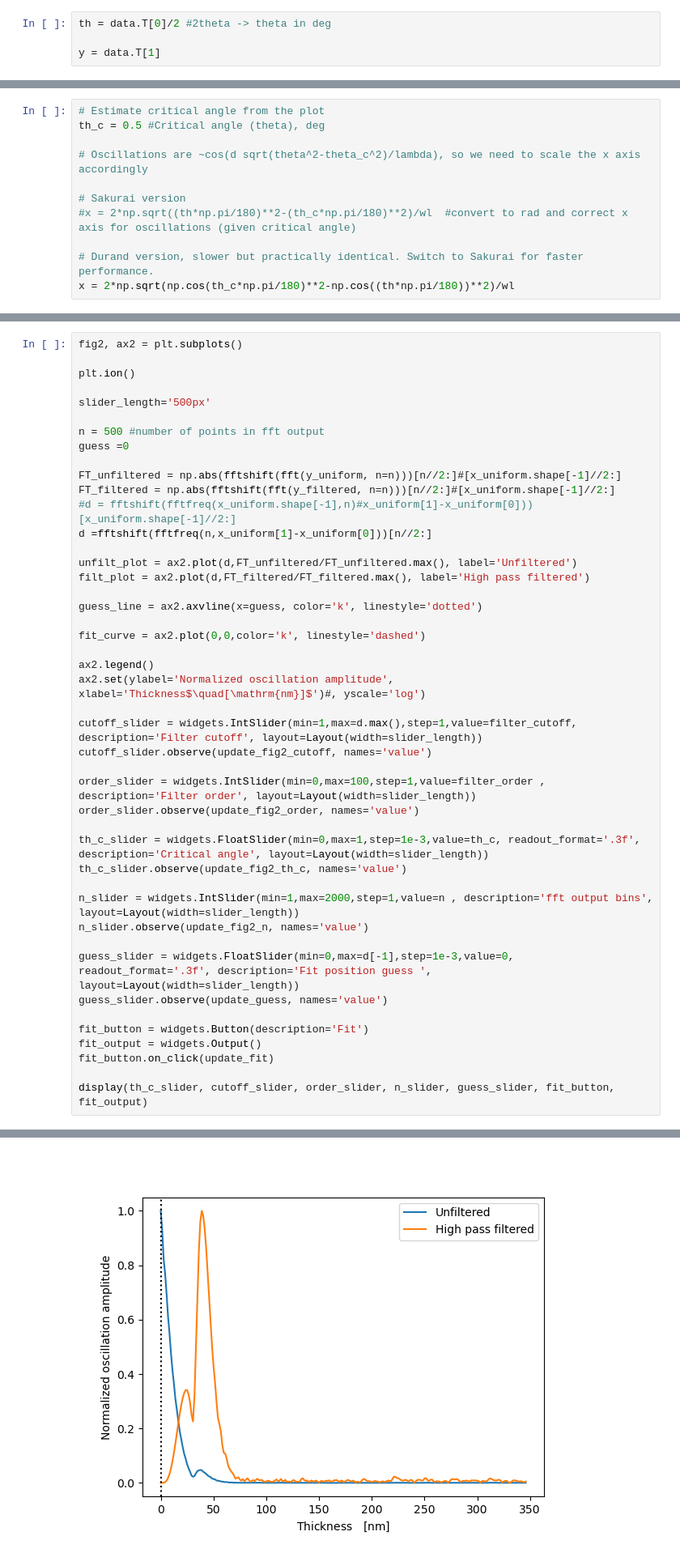
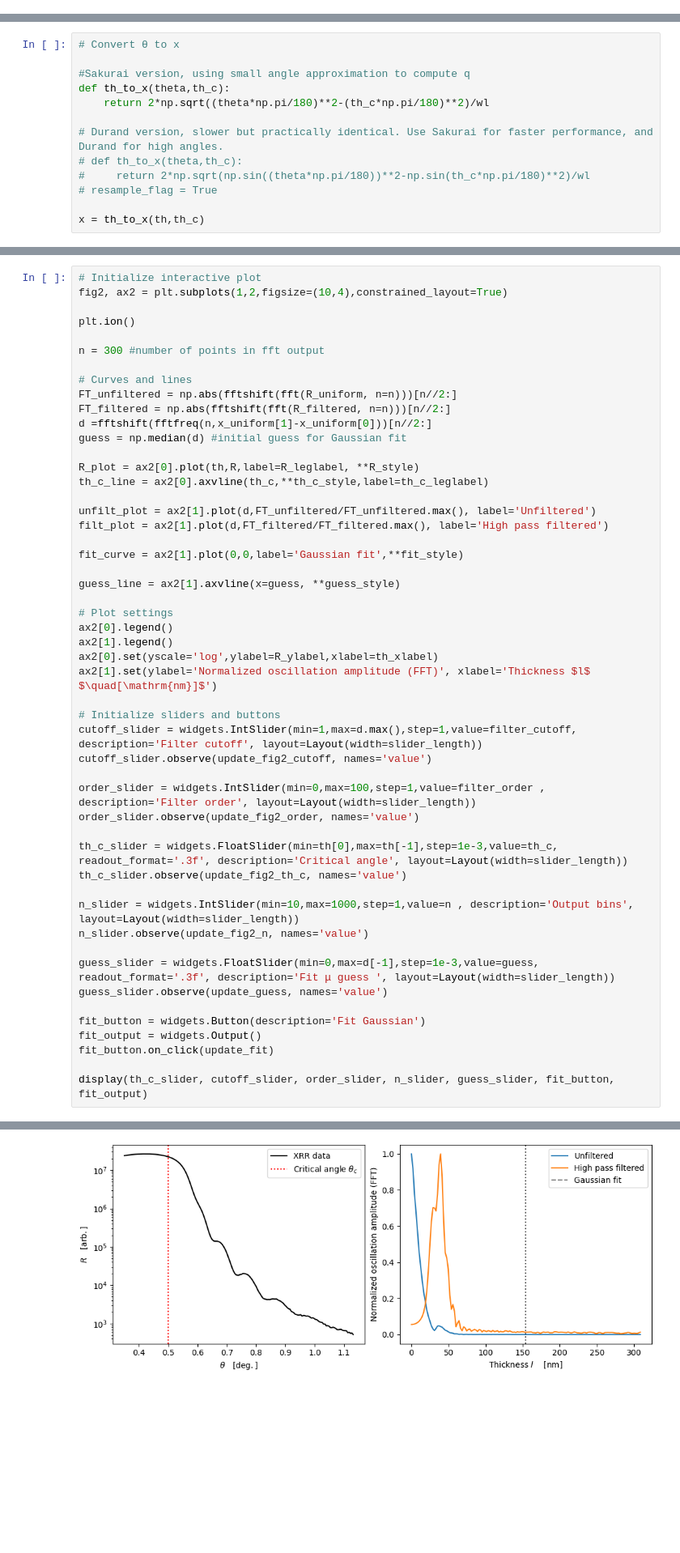
Before and after one commit to elkund/XRR_osc, a Jupyter notebook: XRR_oscillation_analysis.ipynb, the cells around one changed output, grey strips where cells are left out. Shown: that part at 81% size. Cells and saved outputs as stored; diff of their text form; blank space fills up the shorter version.

```diff
--- a/XRR_oscillation_analysis.ipynb
+++ b/XRR_oscillation_analysis.ipynb
@@ -41,4 +69,0 @@ wl = 0.154 #nm
-# %%
-th = data.T[0]/2 #2theta -> theta in deg
-
-y = data.T[1]
@@ -54,12 +89,14 @@ ax0.set(yscale='log', ylabel='$R$', xlabel='$\\theta\quad[\mathrm{deg.}]$')
 # %%
-# Estimate critical angle from the plot
-th_c = 0.5 #Critical angle (theta), deg
+# Convert θ to x
 
-# Oscillations are ~cos(d sqrt(theta^2-theta_c^2)/lambda), so we need to scale the x axis accordingly
+#Sakurai version, using small angle approximation to compute q
+def th_to_x(theta,th_c):
+    return 2*np.sqrt((theta*np.pi/180)**2-(th_c*np.pi/180)**2)/wl
 
-# Sakurai version
-#x = 2*np.sqrt((th*np.pi/180)**2-(th_c*np.pi/180)**2)/wl  #convert to rad and correct x axis for oscillations (given critical angle)
+# Durand version, slower but practically identical. Use Sakurai for faster performance, and Durand for high angles.
+# def th_to_x(theta,th_c):
+#     return 2*np.sqrt(np.sin((theta*np.pi/180))**2-np.sin(th_c*np.pi/180)**2)/wl
+# resample_flag = True
 
-# Durand version, slower but practically identical. Switch to Sakurai for faster performance.
-x = 2*np.sqrt(np.cos(th_c*np.pi/180)**2-np.cos((th*np.pi/180))**2)/wl
+x = th_to_x(th,th_c)
 # %%
@@ -212,44 +254,50 @@ def update_fit(b):
 # %%
-fig2, ax2 = plt.subplots()
+# Initialize interactive plot
+fig2, ax2 = plt.subplots(1,2,figsize=(10,4),constrained_layout=True)
 
 plt.ion()
 
-slider_length='500px'
+n = 300 #number of points in fft output
 
-n = 500 #number of points in fft output
-guess =0
+# Curves and lines
+FT_unfiltered = np.abs(fftshift(fft(R_uniform, n=n)))[n//2:]
+FT_filtered = np.abs(fftshift(fft(R_filtered, n=n)))[n//2:]
+d =fftshift(fftfreq(n,x_uniform[1]-x_uniform[0]))[n//2:]
+guess = np.median(d) #initial guess for Gaussian fit
 
-FT_unfiltered = np.abs(fftshift(fft(y_uniform, n=n)))[n//2:]#[x_uniform.shape[-1]//2:]
-FT_filtered = np.abs(fftshift(fft(y_filtered, n=n)))[n//2:]#[x_uniform.shape[-1]//2:]
-#d = fftshift(fftfreq(x_uniform.shape[-1],n)#x_uniform[1]-x_uniform[0]))[x_uniform.shape[-1]//2:]
-d =fftshift(fftfreq(n,x_uniform[1]-x_uniform[0]))[n//2:]
+R_plot = ax2[0].plot(th,R,label=R_leglabel, **R_style)
+th_c_line = ax2[0].axvline(th_c,**th_c_style,label=th_c_leglabel)
 
-unfilt_plot = ax2.plot(d,FT_unfiltered/FT_unfiltered.max(), label='Unfiltered')
-filt_plot = ax2.plot(d,FT_filtered/FT_filtered.max(), label='High pass filtered')
+unfilt_plot = ax2[1].plot(d,FT_unfiltered/FT_unfiltered.max(), label='Unfiltered')
+filt_plot = ax2[1].plot(d,FT_filtered/FT_filtered.max(), label='High pass filtered')
 
-guess_line = ax2.axvline(x=guess, color='k', linestyle='dotted')
+fit_curve = ax2[1].plot(0,0,label='Gaussian fit',**fit_style)
 
-fit_curve = ax2.plot(0,0,color='k', linestyle='dashed')
+guess_line = ax2[1].axvline(x=guess, **guess_style)
 
-ax2.legend()
-ax2.set(ylabel='Normalized oscillation amplitude', xlabel='Thickness$\quad[\mathrm{nm}]$')#, yscale='log')
+# Plot settings
+ax2[0].legend()
+ax2[1].legend()
+ax2[0].set(yscale='log',ylabel=R_ylabel,xlabel=th_xlabel)
+ax2[1].set(ylabel='Normalized oscillation amplitude (FFT)', xlabel='Thickness $l$ $\quad[\mathrm{nm}]$')
 
+# Initialize sliders and buttons
 cutoff_slider = widgets.IntSlider(min=1,max=d.max(),step=1,value=filter_cutoff, description='Filter cutoff', layout=Layout(width=slider_length))
 cutoff_slider.observe(update_fig2_cutoff, names='value')
 
 order_slider = widgets.IntSlider(min=0,max=100,step=1,value=filter_order , description='Filter order', layout=Layout(width=slider_length))
 order_slider.observe(update_fig2_order, names='value')
 
-th_c_slider = widgets.FloatSlider(min=0,max=1,step=1e-3,value=th_c, readout_format='.3f', description='Critical angle', layout=Layout(width=slider_length))
+th_c_slider = widgets.FloatSlider(min=th[0],max=th[-1],step=1e-3,value=th_c, readout_format='.3f', description='Critical angle', layout=Layout(width=slider_length))
 th_c_slider.observe(update_fig2_th_c, names='value')
 
-n_slider = widgets.IntSlider(min=1,max=2000,step=1,value=n , description='fft output bins', layout=Layout(width=slider_length))
+n_slider = widgets.IntSlider(min=10,max=1000,step=1,value=n , description='Output bins', layout=Layout(width=slider_length))
 n_slider.observe(update_fig2_n, names='value')
 
-guess_slider = widgets.FloatSlider(min=0,max=d[-1],step=1e-3,value=0, readout_format='.3f', description='Fit position guess ', layout=Layout(width=slider_length))
+guess_slider = widgets.FloatSlider(min=0,max=d[-1],step=1e-3,value=guess, readout_format='.3f', description='Fit μ guess ', layout=Layout(width=slider_length))
 guess_slider.observe(update_guess, names='value')
 
-fit_button = widgets.Button(description='Fit')
+fit_button = widgets.Button(description='Fit Gaussian')
 fit_output = widgets.Output()
 fit_button.on_click(update_fit)
 
@@ -263,3 +311,3 @@ FloatSlider(value=0.0, description='Fit position guess ', layout=Layout(width='5
 [interactive output not drawn]
 [interactive output not drawn]
-[figure, old version]
+[figure, new version]
```
Also changed, not shown: parts of 17 cells of this notebook, 1 other file.
